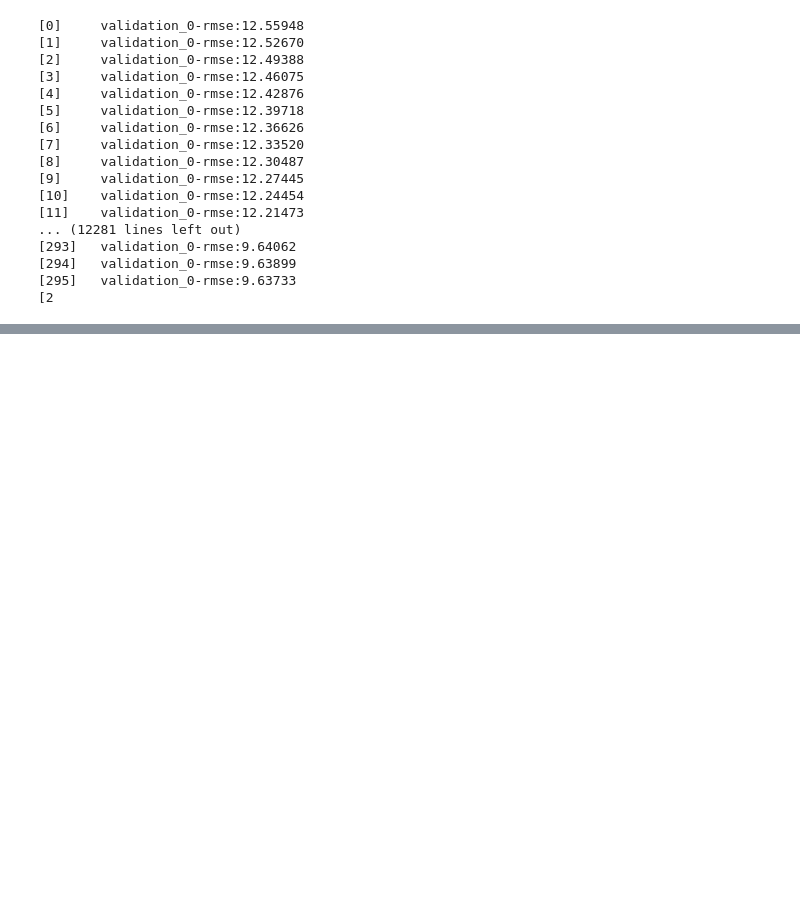
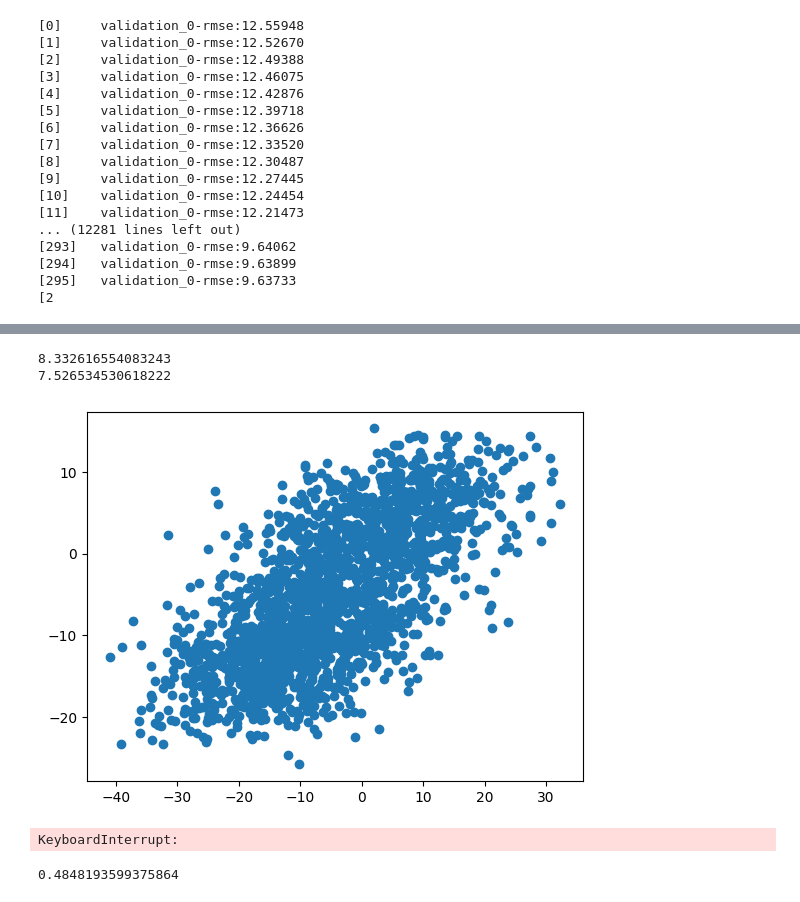
Before and after one commit to Raghav2608/5CCSAMLF-CW_1, a Jupyter notebook: Data_Preprocessing.ipynb, the cells around one changed output, grey strips where cells are left out. Drawn from its saved outputs; the diff is of its cells as text; code cells hidden in the pictures; blank space fills up the shorter version.

```diff
--- a/Data_Preprocessing.ipynb
+++ b/Data_Preprocessing.ipynb
@@ -212,0 +670,18 @@ print(rmse_data)
+# %%
+
+X = X_train_t.values
+y = y_train_t.values
+test_x = X_test_t.values
+test_y = y_test_t.values
+
+model2 = LGBMRegressor(n_estimators=700,max_depth=3,num_leaves=20,reg_alpha=300,learning_rate=0.04)
+model2.fit(X,y)
+
+
+y_pred = model2.predict(test_x)
+rmse = root_mean_squared_error(test_y,y_pred)
+act = r2_score(y,model2.predict(X))
+acc = r2_score(test_y, y_pred)
+print(acc)
+print(act)
+print(rmse)
@@ -212,0 +753,8 @@ print(rmse_data)
+# %%
+y_pred1 = model2.predict(test_x)
+y_pred2 = model.predict(test_x)
+print(root_mean_squared_error(test_y,y_pred1))
+print(root_mean_squared_error(test_y,y_pred2))
+# %% [output]
+8.332616554083243
+7.526534530618222
@@ -212,0 +764,15 @@ print(rmse_data)
+# %%
+plt.scatter(y_test,model.predict(X_test))
+plt.show()
+# %% [output]
+[figure, added]
+# %%
+rf2_model = RandomForestRegressor(n_estimators=1000,random_state=42,min_samples_leaf=50,min_samples_split=10)
+rf2_model.fit(X_train,y_train)
+r2_score(y_test,rf2_model.predict(X_test))
+# %% [output]
+KeyboardInterrupt:
+# %%
+r2_score(y_test,model.predict(X_test))
+# %% [output]
+0.4848193599375864
```
Also changed, not shown: parts of 27 cells of this notebook.
